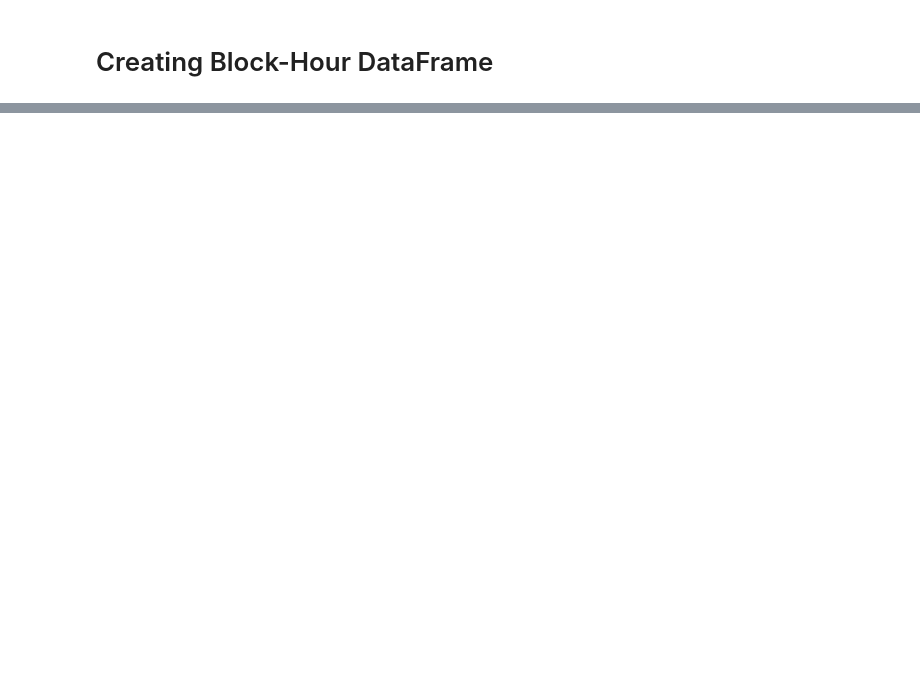
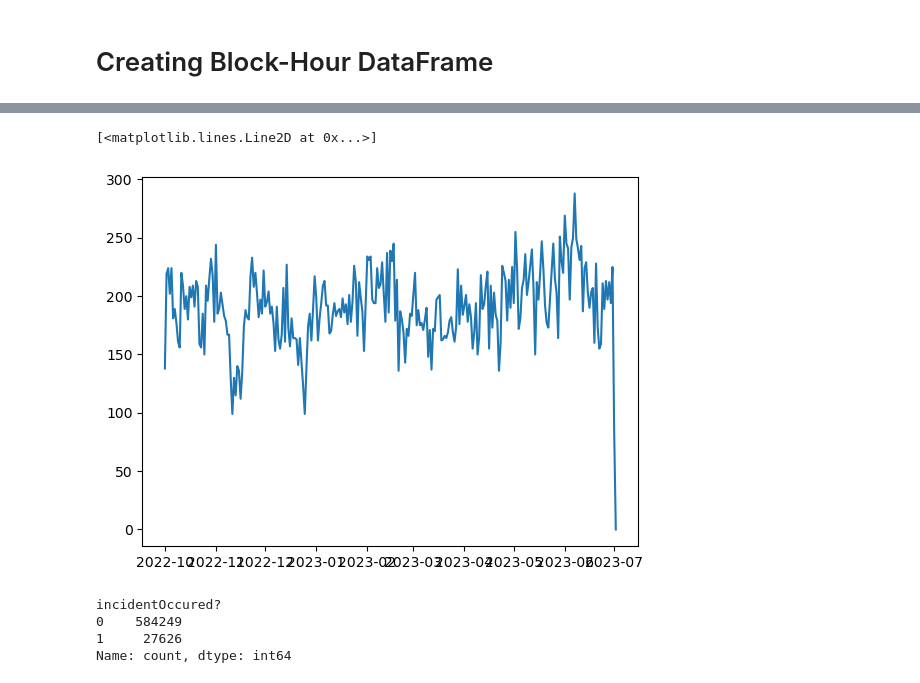
Before and after one commit to SamTheDataGuy/LHL-Final-Project, a Jupyter notebook: Final-Project.ipynb, the cells around one changed output, grey strips where cells are left out. Saved outputs shown, nothing was run; the diff lists cells and outputs as text; code cells hidden in the pictures; blank space fills up the shorter version.

```diff
--- a/Final-Project.ipynb
+++ b/Final-Project.ipynb
@@ -136,0 +180,2 @@ Now we need to make a dataframe where each row is a unique 'block-hour'
+# %%
+df['date'] = pd.to_datetime(df['date'], infer_datetime_format=True)
@@ -136,0 +206,4 @@ Now we need to make a dataframe where each row is a unique 'block-hour'
+# %%
+df_incidentBlockDate = df_incidents.pivot_table(index=['address', df_incidents['date'].dt.date], values='lat', aggfunc='count').reset_index()
+df_incidentBlockDate.columns = ['address','date','incidentCount']
+df_incidentBlockDate['date'] = pd.to_datetime(df_incidentBlockDate['date'])
@@ -136,0 +242,20 @@ Now we need to make a dataframe where each row is a unique 'block-hour'
+# %%
+# Creating a dataframe that has a row for every combination of address (block) and date
+
+date_min = df['date'].min().date()
+date_max = df['date'].max().date() + timedelta(days=1)
+
+addresses = df_address['address']
+dates = pd.date_range(start=date_min, end=date_max)
+time_interval = ['00:00-06:00', '06:00-12:00', '12:00-18:00', '18:00-24:00']
+
+df_blockDay = pd.DataFrame([(a,d) for a in addresses for d in dates])
+df_blockDay.columns = ['address', 'date']
+df_blockDay = df_blockDay.merge(df_incidentBlockDate, on=['address','date'], how='left').fillna(0)
+
+df_blockDay = df_blockDay.merge(df_address.drop('incidentCount',axis=1), on='address', how='left')
+
+
+df_blockDay.insert(5, 'incidentOccured?', (df_blockDay['incidentCount'] > 0)*1)
+
+df_blockDay.head(16)
@@ -136,0 +295,3 @@ Now we need to make a dataframe where each row is a unique 'block-hour'
+# %%
+df_timeseries = df_blockDay.pivot_table(index='date', values='incidentCount', aggfunc='sum').reset_index()
+df_timeseries
@@ -136,0 +312,12 @@ Now we need to make a dataframe where each row is a unique 'block-hour'
+# %%
+plt.plot(df_timeseries['date'],df_timeseries['incidentCount'])
+# %% [output]
+[<matplotlib.lines.Line2D at 0x...>]
+[figure, added]
+# %%
+df_blockDay['incidentOccured?'].value_counts()
+# %% [output]
+incidentOccured?
+0    584249
+1     27626
+Name: count, dtype: int64
```
Also changed, not shown: parts of 46 cells of this notebook.
